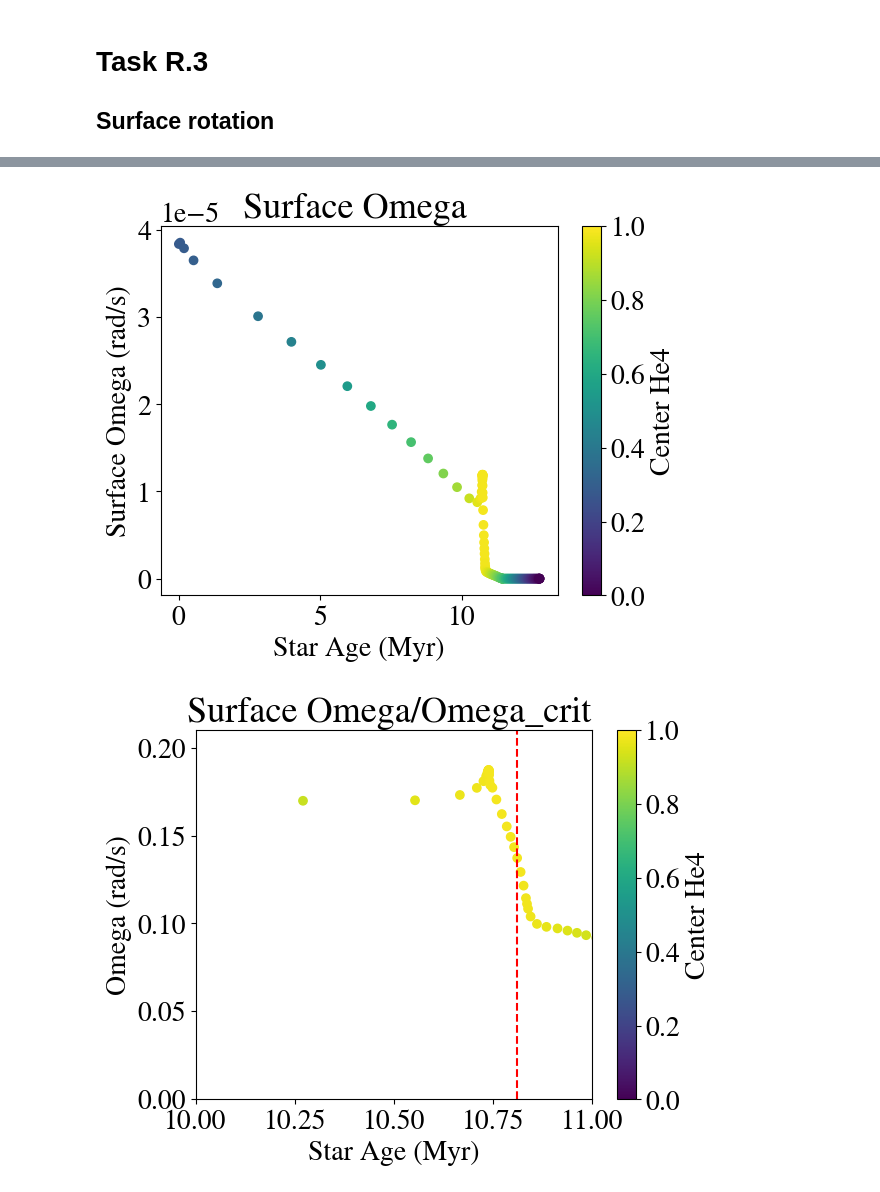
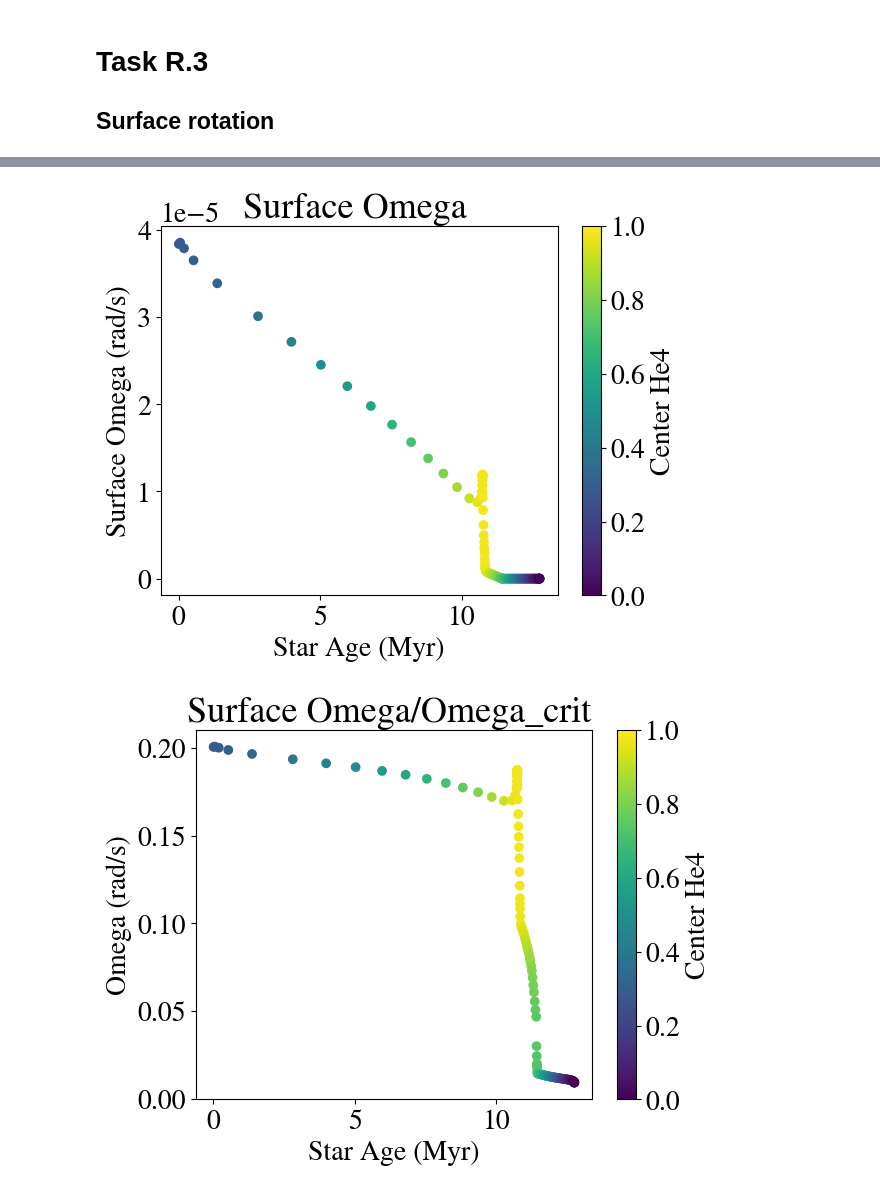
Before and after one commit to LiekeVanSon/liekevanson.github.io, a Jupyter notebook: IAUhackathon/Solutions/Day2_rotation.ipynb, the cells around one changed output, grey strips where cells are left out. Saved outputs shown, nothing was run; the diff lists cells and outputs as text; code cells hidden in the pictures.

```diff
--- a/IAUhackathon/Solutions/Day2_rotation.ipynb
+++ b/IAUhackathon/Solutions/Day2_rotation.ipynb
@@ -94,34 +90,34 @@ plt.scatter(histdata.star_age/1e6, histdata.surf_avg_v_rot,
             c = histdata.center_he4, cmap = 'viridis', vmin = 0, vmax =1)
 
 plt.colorbar(label = 'Center He4')
 plt.xlabel('Star Age (Myr)')
 plt.ylabel('v_rot (km/s)')
 plt.show()
 
 # # # # # # # # # # # # # # #
 plt.title('Surface Omega ')
 plt.scatter(histdata.star_age/1e6, histdata.surf_avg_omega,
             c = histdata.center_he4, cmap = 'viridis', vmin = 0, vmax =1)
 
 plt.colorbar(label = 'Center He4')
 plt.xlabel('Star Age (Myr)')
 plt.ylabel('Surface Omega (rad/s)')
 plt.show()
 
 
 # # # # # # # # # # # # # # #
 plt.title('Surface Omega/Omega_crit ')
 plt.scatter(histdata.star_age/1e6, histdata.surf_avg_omega/histdata.surf_avg_omega_crit,
             c = histdata.center_he4, cmap = 'viridis', vmin = 0, vmax =1)
 
-plt.axvline(x =histdata.star_age[histdata.model_number ==200]/1e6, color = 'red', linestyle = 'dashed')
-plt.xlim(10,11)
+# plt.axvline(x =histdata.star_age[histdata.model_number ==200]/1e6, color = 'red', linestyle = 'dashed')
+# plt.xlim(10,11)
 plt.colorbar(label = 'Center He4')
 plt.xlabel('Star Age (Myr)')
 plt.ylabel('Omega (rad/s)')
 plt.show()
 # %% [output]
 [figure]
 [figure]
-[figure, old version]
+[figure, new version]
 # %% [markdown]
```
Also changed, not shown: parts of 12 cells of this notebook, 8 other files.
